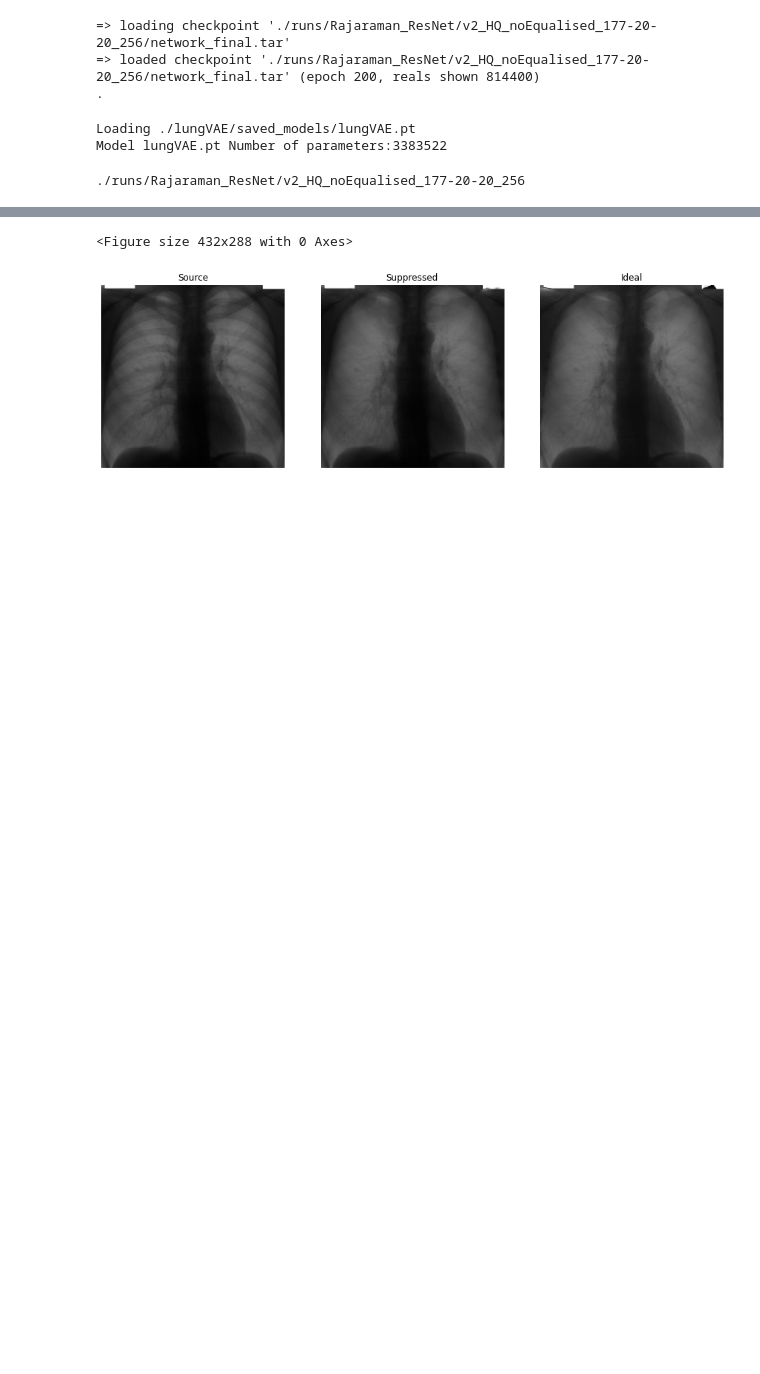
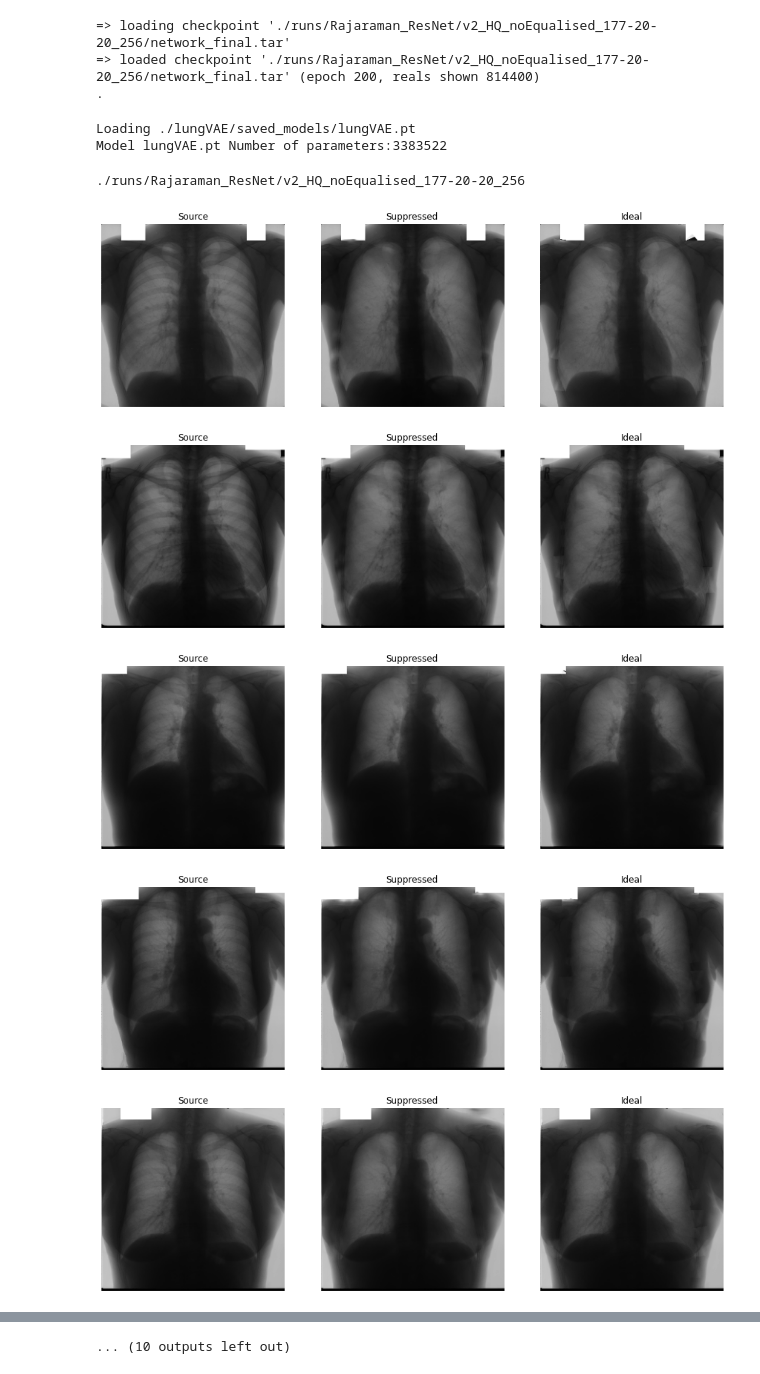
Before and after one commit to danielnflam/CXR-bone-suppression, a Jupyter notebook: analysis_script.ipynb, the cells around one changed output, grey strips where cells are left out. Saved outputs shown, nothing was run; the diff lists cells and outputs as text; code cells hidden in the pictures; blank space fills up the shorter version.

```diff
--- a/analysis_script.ipynb
+++ b/analysis_script.ipynb
@@ -30,8 +30,8 @@ PATH_SAVE_NETWORK_INTERMEDIATE = "./runs/Rajaraman_ResNet/v2_HQ_noEqualised_177-
 key_source = "source" # this is the dictionary key for the original radiograph in the datasets
 key_boneless = "boneless" # this is the dictionary key for the bone-suppressed radiograph in the datasets file
 # Data
-_batch_size = 1
-image_spatial_size = (256,256)
+_batch_size = 64
+crop_image_spatial_size = (256,256)
 
 interp_mode = TF.InterpolationMode.NEAREST
 
@@ -42,7 +42,7 @@ print("The dataset chosen is: " + switch)
 def transform_dataset(keys_images):
     transforms = tvtransforms.Compose([
                                  #custom_transforms.HistogramEqualisation(keys_images),
-                                 custom_transforms.Resize(keys_images, (512,512)),
+                                 custom_transforms.Resize(keys_images, (1024,1024)),
                                  custom_transforms.ToTensor(keys_images),
                                  ])
     return transforms
@@ -115,7 +115,7 @@ cuda
 NVIDIA GeForce RTX 3090
 # %%
 # Network
-input_array_size = (_batch_size, 1, image_spatial_size[0], image_spatial_size[1])
+input_array_size = (_batch_size, 1, crop_image_spatial_size[0], crop_image_spatial_size[1])
 net = RajaramanModel.ResNet_BS(input_array_size)
 #net = nn.DataParallel(net, list(range(ngpu)))
 if os.path.isfile(PATH_SAVE_NETWORK_INTERMEDIATE):
@@ -150,16 +150,17 @@ def cropImage(input_minibatch, boneless_minibatch, flag_cropping, image_spatial_
 
     # Crop
     if flag_cropping:
-        croppedImage = LS.crop(image, mask, image_spatial_size, interp_mode )
+        inputImage = LS.crop(image, mask, image_spatial_size, interp_mode )
         if boneless_minibatch is not None:
-            croppedBoneless = LS.crop(boneless_minibatch, mask, image_spatial_size, interp_mode)
+            boneless = LS.crop(boneless_minibatch, mask, image_spatial_size, interp_mode)
         else:
-            croppedBoneless = None
-        inputImage = croppedImage
+            boneless = None
     else:
         inputImage = input_minibatch
         inputImage = torchresize(inputImage)
-    return inputImage, croppedBoneless
+        boneless = boneless_minibatch
+        boneless = torchresize(boneless)
+    return inputImage, boneless
 # %% [output]
 Loading ./lungVAE/saved_models/lungVAE.pt
 Model lungVAE.pt Number of parameters:3383522
@@ -169,7 +170,7 @@ save_directory = os.path.split(PATH_SAVE_NETWORK_INTERMEDIATE)[0]
 print(save_directory)
 
 # crop processing
-inputImage, croppedBoneless = cropImage(sample[key_source], sample[key_boneless], flag_cropping, image_spatial_size, interp_mode)
+inputImage, croppedBoneless = cropImage(sample[key_source], sample[key_boneless], flag_cropping, crop_image_spatial_size, interp_mode)
 
 # Suppress
 inputImage = inputImage.to(device)
@@ -181,34 +182,36 @@ out = out.detach()
 image = inputImage.cpu()
 out = out.cpu()
 if "boneless" in keys_images:
-    if flag_cropping:
-        boneless = croppedBoneless
-    else:
-        boneless = sample[key_boneless].cpu()
+    boneless = croppedBoneless.cpu()
 
 for batch_idx in range(sample[key_source].shape[0]):
     if "boneless" in keys_images:
         plt.figure(1)
         fig, ax = plt.subplots(1,3, figsize=(15,5))
         ax[0].imshow(image[batch_idx,0,:],cmap='gray')
         ax[0].set_title("Source")
         ax[0].axis("off")
         ax[1].imshow(out[batch_idx,0,:],cmap='gray')
         ax[1].set_title("Suppressed")
         ax[1].axis("off")
         ax[2].imshow(boneless[batch_idx,0,:],cmap='gray')
         ax[2].set_title("Ideal")
         ax[2].axis("off")
     else:
         plt.figure(1)
         fig, ax = plt.subplots(1,2, figsize=(10,5))
         ax[0].imshow(image[batch_idx,0,:],cmap='gray')
         ax[0].set_title("Source")
         ax[0].axis("off")
         ax[1].imshow(out[batch_idx,0,:],cmap='gray')
         ax[1].set_title("Suppressed")
         ax[1].axis("off")
     if flag_saveReportPictures:
         plt.savefig(os.path.join(save_directory, switch + "_comparisonImages_"+ str(batch_idx) +".png"))
 # %% [output]
 ./runs/Rajaraman_ResNet/v2_HQ_noEqualised_177-20-20_256
+[figure, new version]
+[figure, added]
+[figure, added]
+[figure, added]
+[figure, added]
@@ -215,5 +224,4 @@ for batch_idx in range(sample[key_source].shape[0]):
-<Figure size 432x288 with 0 Axes>
+... (10 outputs left out)
-[figure, old version]
 # %%
 if flag_saveSuppressedImages:
     print("Saving a set of bone suppressed images")
```
Also changed, not shown: parts of 5 cells of this notebook.
